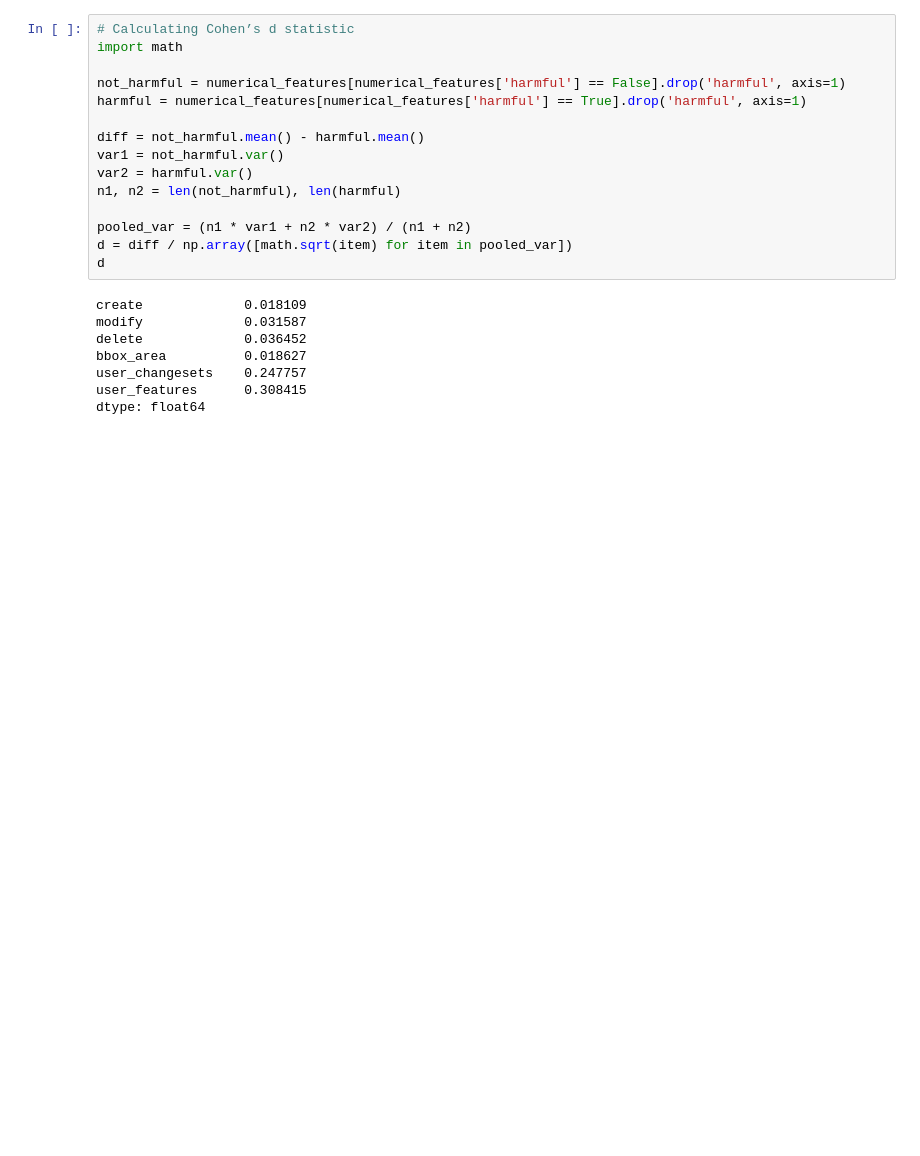
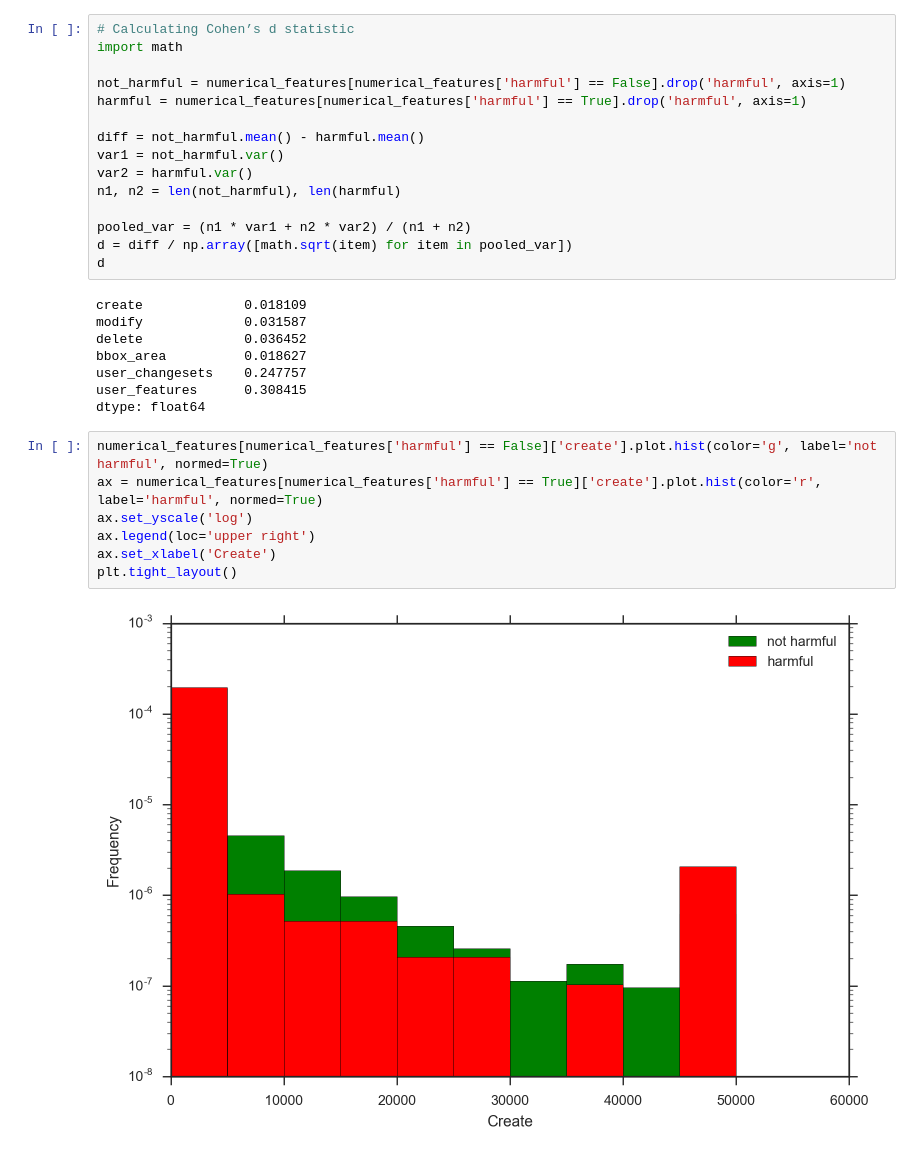
Before and after one commit to matiskay/gabbar, a Jupyter notebook: notebooks/Exploratory data analysis.ipynb, the cells around one changed output. Drawn from its saved outputs; the diff is of its cells as text; blank space fills up the shorter version.

```diff
--- a/notebooks/Exploratory data analysis.ipynb
+++ b/notebooks/Exploratory data analysis.ipynb
@@ -239,3 +239,12 @@ bbox_area          0.018627
 user_changesets    0.247757
 user_features      0.308415
 dtype: float64
+# %%
+numerical_features[numerical_features['harmful'] == False]['create'].plot.hist(color='g', label='not harmful', normed=True)
+ax = numerical_features[numerical_features['harmful'] == True]['create'].plot.hist(color='r', label='harmful', normed=True)
+ax.set_yscale('log')
+ax.legend(loc='upper right')
+ax.set_xlabel('Create')
+plt.tight_layout()
+# %% [output]
+[figure, added]
```
Also changed, not shown: parts of 20 cells of this notebook.
